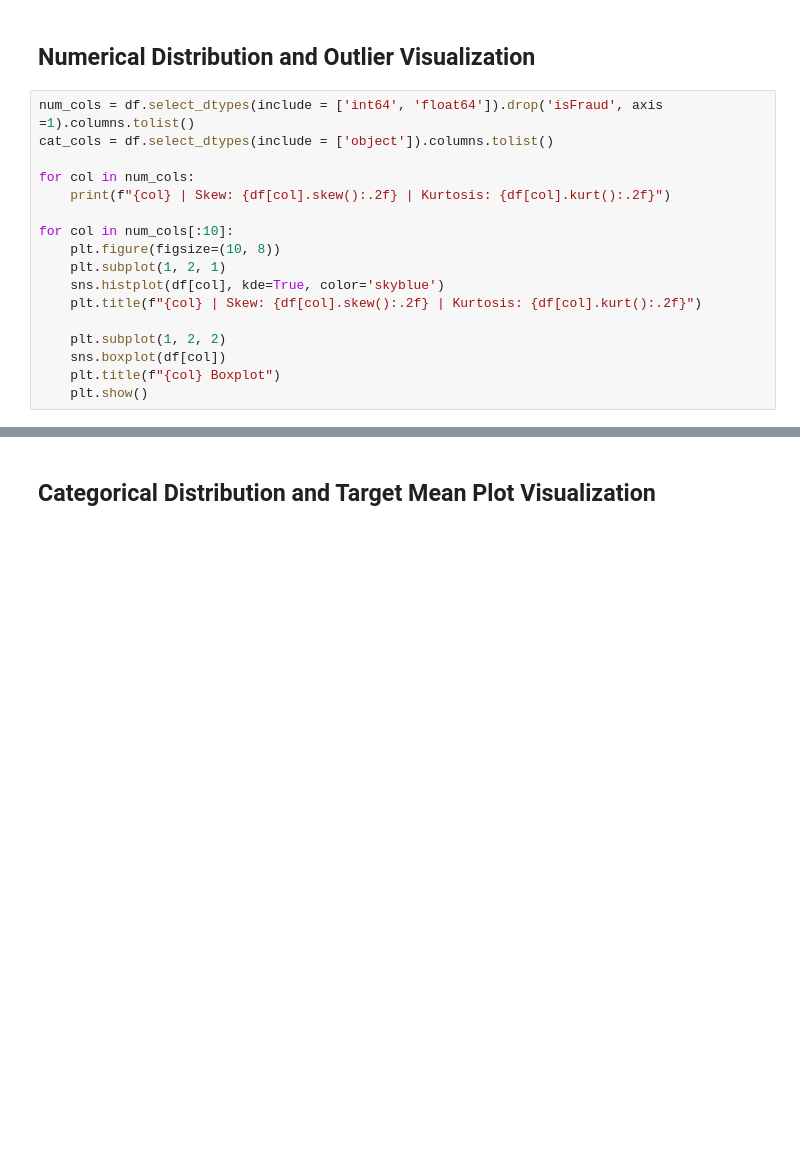
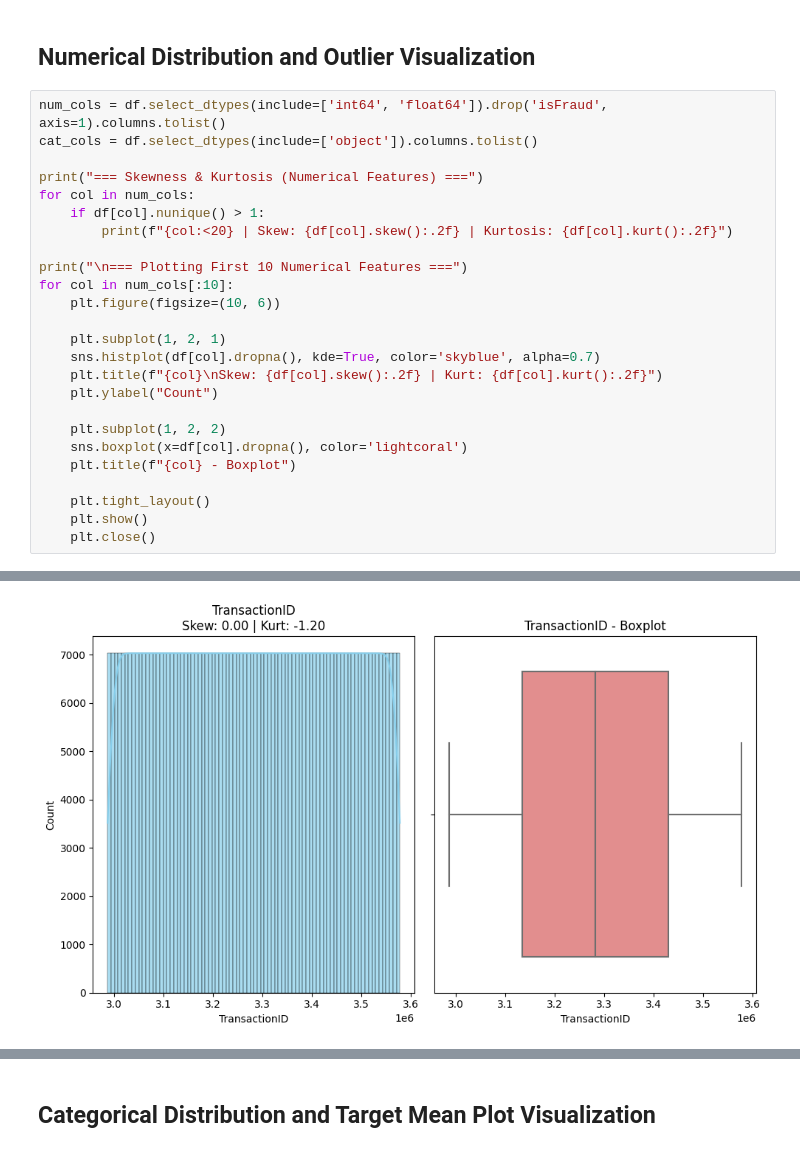
Before and after one commit to Manishshtestha/Classification, a Jupyter notebook: IEEE-Fraud-Detection/Exploratory Data Analysis.ipynb, the cells around one changed output, grey strips where cells are left out. Cells and saved outputs as stored; diff of their text form; blank space fills up the shorter version.

Commit message:
Kaggle Notebook | IEEE-CIS Fraud Detection EDA | Version 2

```diff
--- a/IEEE-Fraud-Detection/Exploratory Data Analysis.ipynb
+++ b/IEEE-Fraud-Detection/Exploratory Data Analysis.ipynb
@@ -88,19 +216,28 @@ plt.show()
 # %% [markdown]
 ## Numerical Distribution and Outlier Visualization
 # %%
-num_cols = df.select_dtypes(include = ['int64', 'float64']).drop('isFraud', axis =1).columns.tolist()
-cat_cols = df.select_dtypes(include = ['object']).columns.tolist()
+num_cols = df.select_dtypes(include=['int64', 'float64']).drop('isFraud', axis=1).columns.tolist()
+cat_cols = df.select_dtypes(include=['object']).columns.tolist()
 
+print("=== Skewness & Kurtosis (Numerical Features) ===")
 for col in num_cols:
-    print(f"{col} | Skew: {df[col].skew():.2f} | Kurtosis: {df[col].kurt():.2f}")
+    if df[col].nunique() > 1:
+        print(f"{col:<20} | Skew: {df[col].skew():.2f} | Kurtosis: {df[col].kurt():.2f}")
 
+print("\n=== Plotting First 10 Numerical Features ===")
 for col in num_cols[:10]:
-    plt.figure(figsize=(10, 8))
+    plt.figure(figsize=(10, 6))
+
     plt.subplot(1, 2, 1)
-    sns.histplot(df[col], kde=True, color='skyblue')
-    plt.title(f"{col} | Skew: {df[col].skew():.2f} | Kurtosis: {df[col].kurt():.2f}")
+    sns.histplot(df[col].dropna(), kde=True, color='skyblue', alpha=0.7)
+    plt.title(f"{col}\nSkew: {df[col].skew():.2f} | Kurt: {df[col].kurt():.2f}")
+    plt.ylabel("Count")
 
     plt.subplot(1, 2, 2)
-    sns.boxplot(df[col])
-    plt.title(f"{col} Boxplot")
-    plt.show()
+    sns.boxplot(x=df[col].dropna(), color='lightcoral')
+    plt.title(f"{col} - Boxplot")
+
+    plt.tight_layout()
+    plt.show()
+    plt.close()
+# %% [output]
@@ -106,0 +261 @@ for col in num_cols[:10]:
+[figure, added]
```
Also changed, not shown: parts of 20 cells of this notebook.
